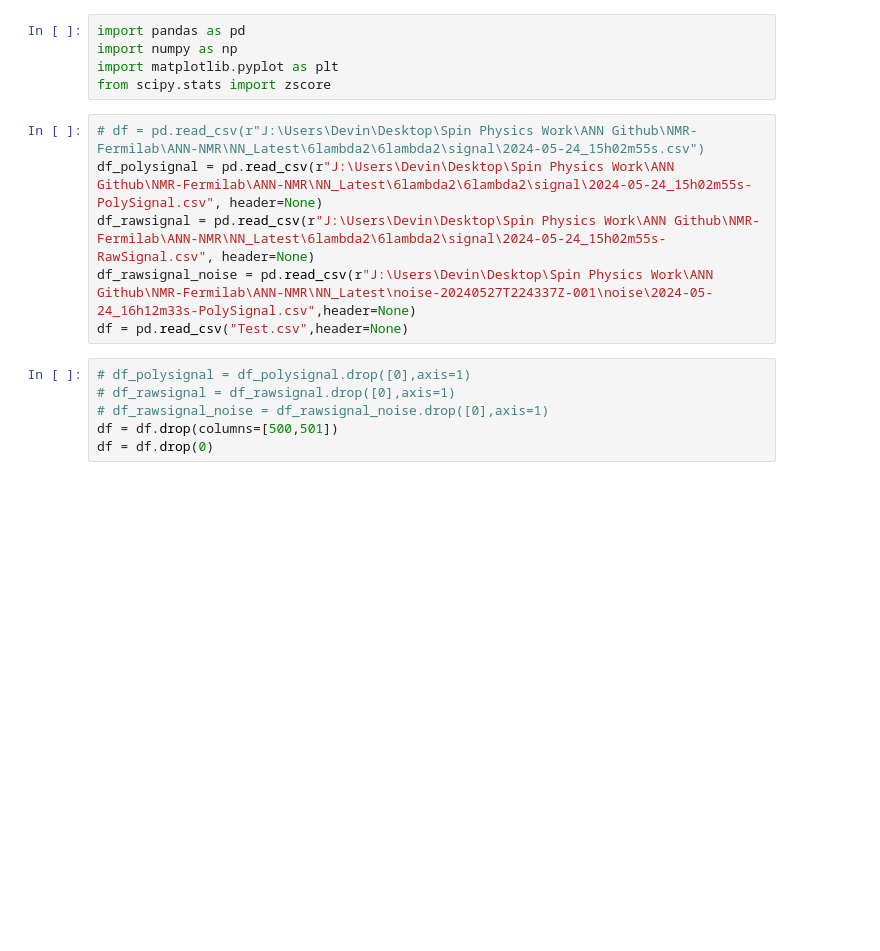
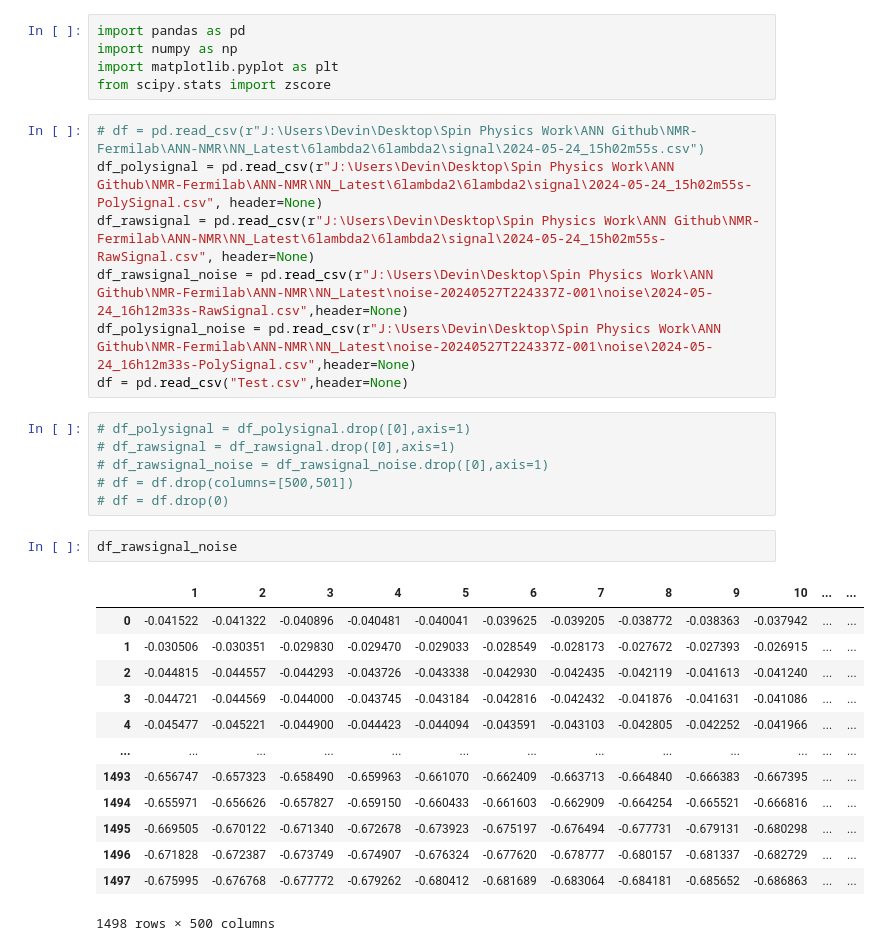
Before and after one commit to uva-spin/ANN-NMR, a Jupyter notebook: NN_Latest/Untitled-1.ipynb, the cells around one changed output. Cells and saved outputs as stored; diff of their text form; blank space fills up the shorter version.

```diff
--- a/NN_Latest/Untitled-1.ipynb
+++ b/NN_Latest/Untitled-1.ipynb
@@ -7,12 +7,29 @@ from scipy.stats import zscore
 # df = pd.read_csv(r"J:\Users\Devin\Desktop\Spin Physics Work\ANN Github\NMR-Fermilab\ANN-NMR\NN_Latest\6lambda2\6lambda2\signal\2024-05-24_15h02m55s.csv")
 df_polysignal = pd.read_csv(r"J:\Users\Devin\Desktop\Spin Physics Work\ANN Github\NMR-Fermilab\ANN-NMR\NN_Latest\6lambda2\6lambda2\signal\2024-05-24_15h02m55s-PolySignal.csv", header=None)
 df_rawsignal = pd.read_csv(r"J:\Users\Devin\Desktop\Spin Physics Work\ANN Github\NMR-Fermilab\ANN-NMR\NN_Latest\6lambda2\6lambda2\signal\2024-05-24_15h02m55s-RawSignal.csv", header=None)
-df_rawsignal_noise = pd.read_csv(r"J:\Users\Devin\Desktop\Spin Physics Work\ANN Github\NMR-Fermilab\ANN-NMR\NN_Latest\noise-20240527T224337Z-001\noise\2024-05-24_16h12m33s-PolySignal.csv",header=None)
+df_rawsignal_noise = pd.read_csv(r"J:\Users\Devin\Desktop\Spin Physics Work\ANN Github\NMR-Fermilab\ANN-NMR\NN_Latest\noise-20240527T224337Z-001\noise\2024-05-24_16h12m33s-RawSignal.csv",header=None)
+df_polysignal_noise = pd.read_csv(r"J:\Users\Devin\Desktop\Spin Physics Work\ANN Github\NMR-Fermilab\ANN-NMR\NN_Latest\noise-20240527T224337Z-001\noise\2024-05-24_16h12m33s-PolySignal.csv",header=None)
 df = pd.read_csv("Test.csv",header=None)
 # %%
 # df_polysignal = df_polysignal.drop([0],axis=1)
 # df_rawsignal = df_rawsignal.drop([0],axis=1)
 # df_rawsignal_noise = df_rawsignal_noise.drop([0],axis=1)
-df = df.drop(columns=[500,501])
-df = df.drop(0)
+# df = df.drop(columns=[500,501])
+# df = df.drop(0)
+# %%
+df_rawsignal_noise
+# %% [output]
+|  | 1 | 2 | 3 | 4 | 5 | 6 | 7 | 8 | 9 | 10 | ... | ... |
+| 0 | -0.041522 | -0.041322 | -0.040896 | -0.040481 | -0.040041 | -0.039625 | -0.039205 | -0.038772 | -0.038363 | -0.037942 | ... | ... |
+| 1 | -0.030506 | -0.030351 | -0.029830 | -0.029470 | -0.029033 | -0.028549 | -0.028173 | -0.027672 | -0.027393 | -0.026915 | ... | ... |
+| 2 | -0.044815 | -0.044557 | -0.044293 | -0.043726 | -0.043338 | -0.042930 | -0.042435 | -0.042119 | -0.041613 | -0.041240 | ... | ... |
+| 3 | -0.044721 | -0.044569 | -0.044000 | -0.043745 | -0.043184 | -0.042816 | -0.042432 | -0.041876 | -0.041631 | -0.041086 | ... | ... |
+| 4 | -0.045477 | -0.045221 | -0.044900 | -0.044423 | -0.044094 | -0.043591 | -0.043103 | -0.042805 | -0.042252 | -0.041966 | ... | ... |
+| ... | ... | ... | ... | ... | ... | ... | ... | ... | ... | ... | ... | ... |
+| 1493 | -0.656747 | -0.657323 | -0.658490 | -0.659963 | -0.661070 | -0.662409 | -0.663713 | -0.664840 | -0.666383 | -0.667395 | ... | ... |
+| 1494 | -0.655971 | -0.656626 | -0.657827 | -0.659150 | -0.660433 | -0.661603 | -0.662909 | -0.664254 | -0.665521 | -0.666816 | ... | ... |
+| 1495 | -0.669505 | -0.670122 | -0.671340 | -0.672678 | -0.673923 | -0.675197 | -0.676494 | -0.677731 | -0.679131 | -0.680298 | ... | ... |
+| 1496 | -0.671828 | -0.672387 | -0.673749 | -0.674907 | -0.676324 | -0.677620 | -0.678777 | -0.680157 | -0.681337 | -0.682729 | ... | ... |
+| 1497 | -0.675995 | -0.676768 | -0.677772 | -0.679262 | -0.680412 | -0.681689 | -0.683064 | -0.684181 | -0.685652 | -0.686863 | ... | ... |
+1498 rows × 500 columns
 # %%
```
Also changed, not shown: parts of 3 cells of this notebook, 6 other files.
